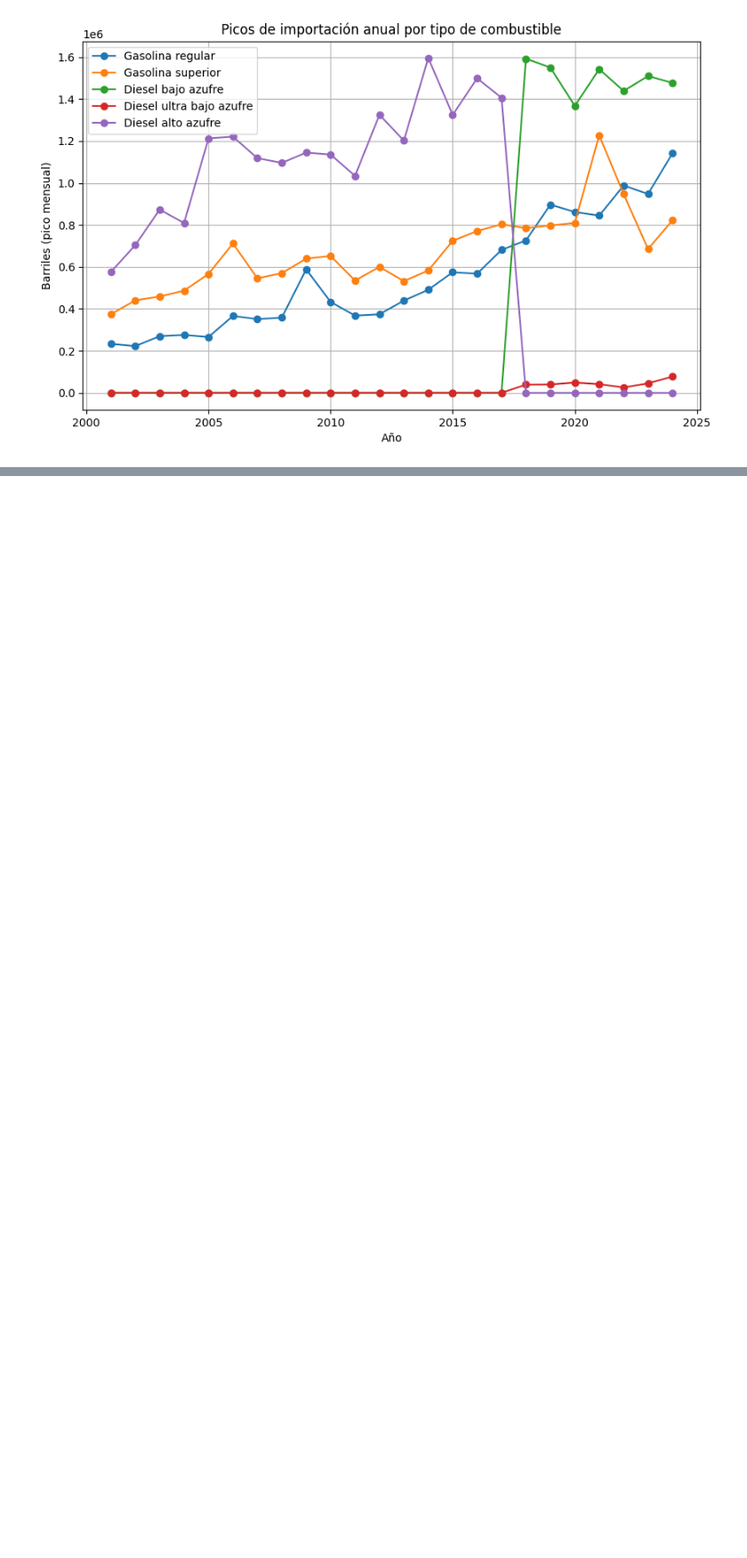
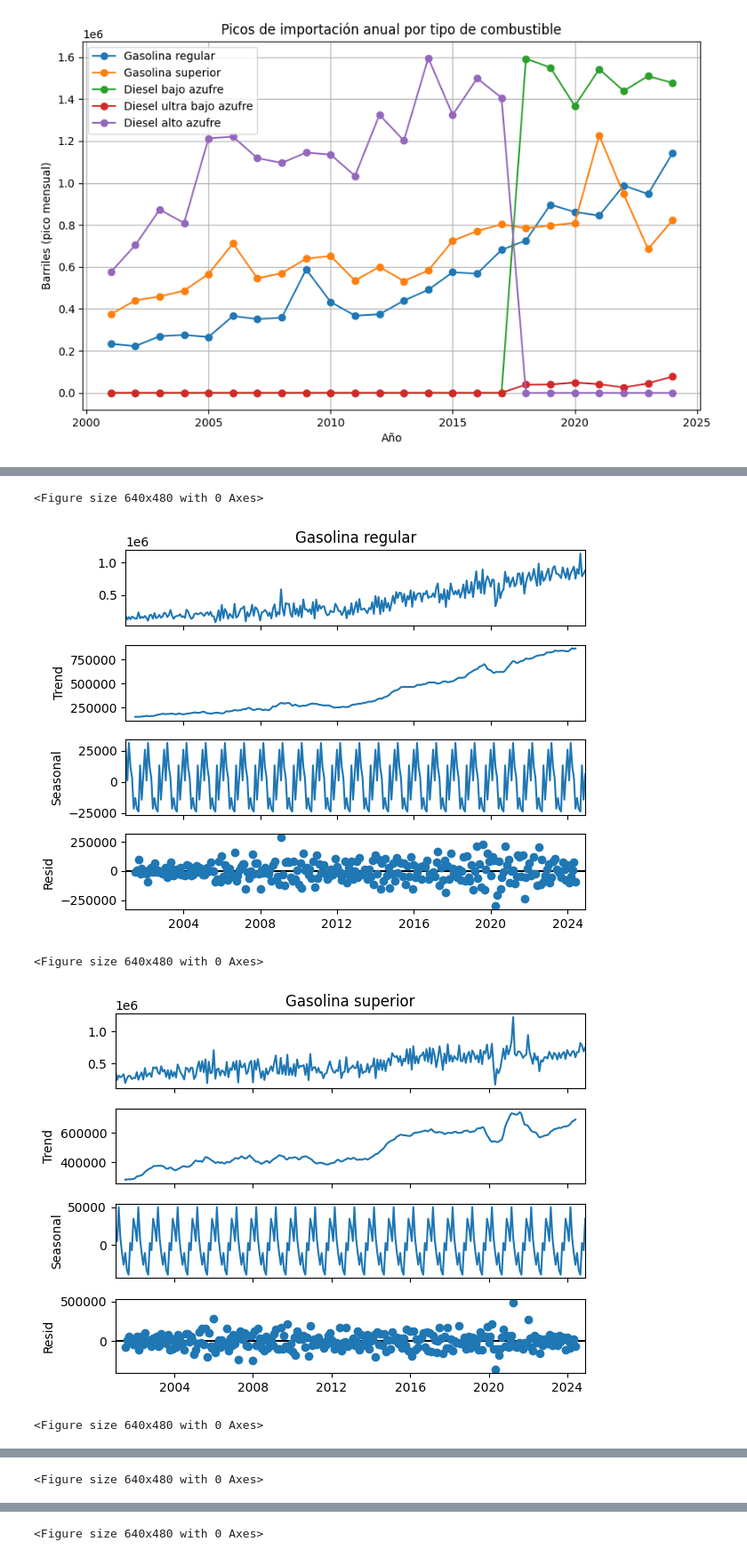
Before and after one commit to angelargd8/lab1-ds, a Jupyter notebook: main.ipynb, the cells around one changed output, grey strips where cells are left out. Shown at 89% size. Cells and saved outputs as stored; diff of their text form; code cells hidden in the pictures; blank space fills up the shorter version.

```diff
--- a/main.ipynb
+++ b/main.ipynb
@@ -423,0 +445,17 @@ plt.show()
+# %%
+importacion_clean_df["Fecha"] = pd.to_datetime(importacion_clean_df["Fecha"])
+importacion_clean_df = importacion_clean_df.set_index("Fecha").sort_index()
+
+columnas_necesarias = [
+    "Gasolina regular", "Gasolina superior",
+    "Diesel bajo azufre", "Diesel ultra bajo azufre", "Diesel alto azufre"
+]
+
+importacion_clean_df[columnas_necesarias] = importacion_clean_df[columnas_necesarias].fillna(0)
+
+for col in columnas_necesarias:
+    serie = importacion_clean_df[col]
+    print(f"{col}")
+    print(f"- Inicio: {serie.index.min().strftime('%Y-%m')}")
+    print(f"- Fin: {serie.index.max().strftime('%Y-%m')}")
+    print(f"- Frecuencia: Mensual\n")
@@ -423,0 +480,19 @@ plt.show()
+# %%
+from statsmodels.tsa.seasonal import seasonal_decompose
+
+
+for col in columnas_necesarias:
+    serie = importacion_clean_df[col]
+
+    # descomposicion
+    plt.suptitle(f"Descomposición estacional de {col}", fontsize=14)
+    resultado = seasonal_decompose(serie, model="additive", period=12)
+    resultado.plot()
+
+    plt.show()
+# %% [output]
+<Figure size 640x480 with 0 Axes>
+[figure, added]
+<Figure size 640x480 with 0 Axes>
+[figure, added]
+<Figure size 640x480 with 0 Axes>
@@ -423,0 +500 @@ plt.show()
+<Figure size 640x480 with 0 Axes>
@@ -423,0 +502 @@ plt.show()
+<Figure size 640x480 with 0 Axes>
```
Also changed, not shown: parts of 11 cells of this notebook.
